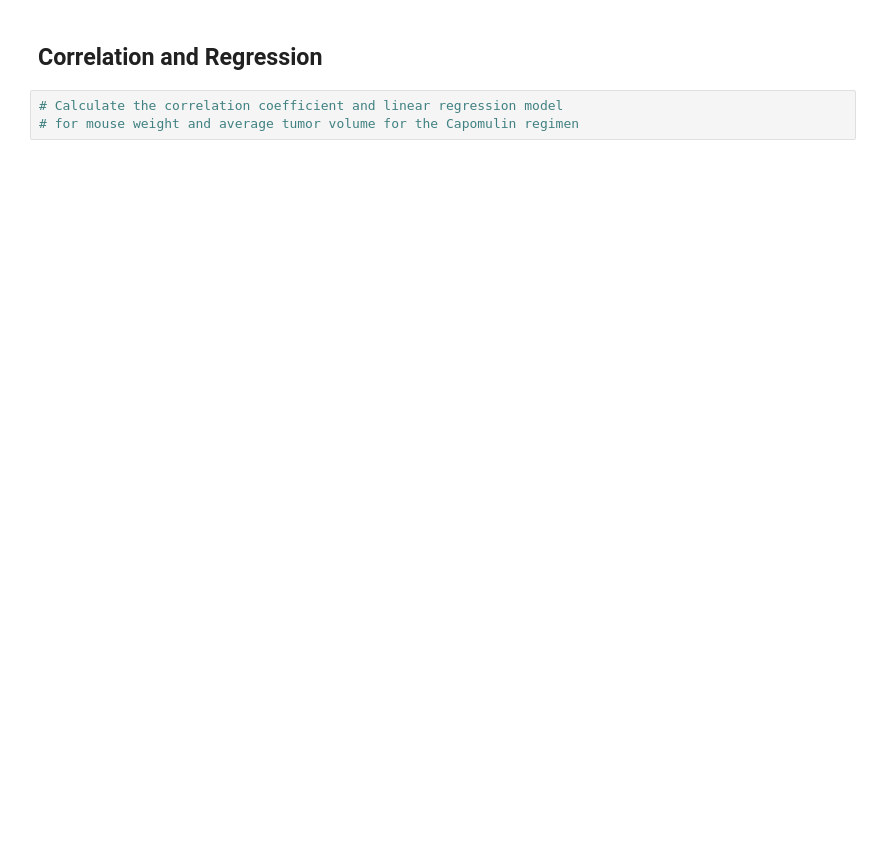
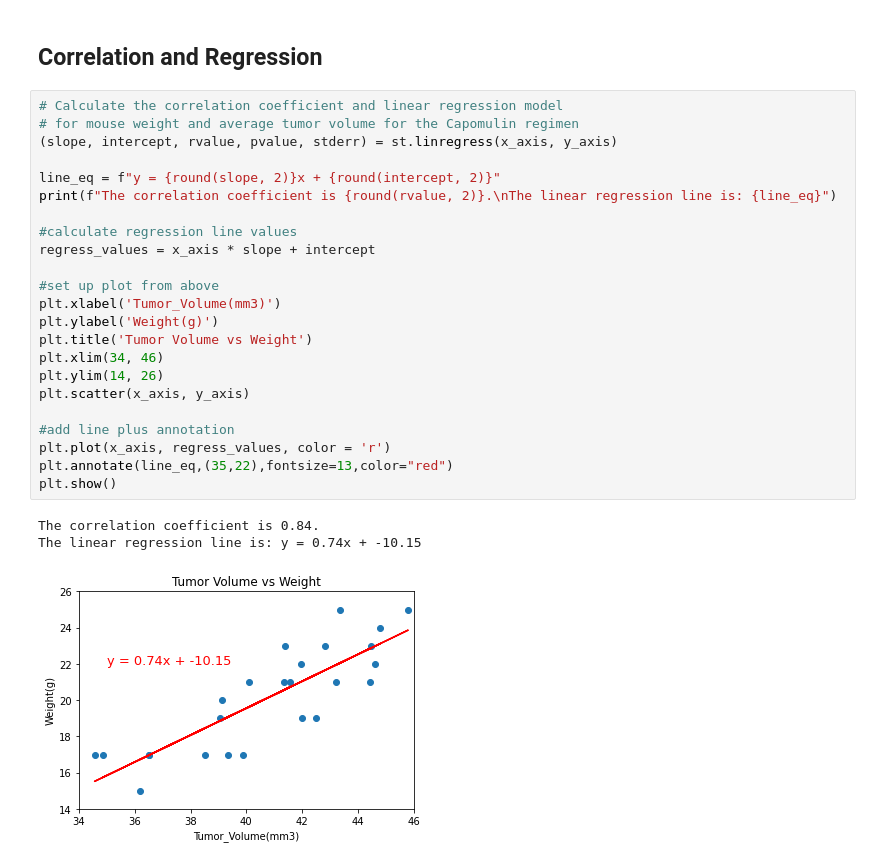
Before and after one commit to jordanroessle/matplotlib-challenge, a Jupyter notebook: pymaceuticals_starter.ipynb, the cells around one changed output. Drawn from its saved outputs; the diff is of its cells as text; blank space fills up the shorter version.

```diff
--- a/pymaceuticals_starter.ipynb
+++ b/pymaceuticals_starter.ipynb
@@ -299,5 +317,29 @@ lower36.321345799999996
 # %% [markdown]
 ## Correlation and Regression
-# %%
-# Calculate the correlation coefficient and linear regression model
-# for mouse weight and average tumor volume for the Capomulin regimen
+# %%
+# Calculate the correlation coefficient and linear regression model
+# for mouse weight and average tumor volume for the Capomulin regimen
+(slope, intercept, rvalue, pvalue, stderr) = st.linregress(x_axis, y_axis)
+
+line_eq = f"y = {round(slope, 2)}x + {round(intercept, 2)}"
+print(f"The correlation coefficient is {round(rvalue, 2)}.\nThe linear regression line is: {line_eq}")
+
+#calculate regression line values
+regress_values = x_axis * slope + intercept
+
+#set up plot from above
+plt.xlabel('Tumor_Volume(mm3)')
+plt.ylabel('Weight(g)')
+plt.title('Tumor Volume vs Weight')
+plt.xlim(34, 46)
+plt.ylim(14, 26)
+plt.scatter(x_axis, y_axis)
+
+#add line plus annotation
+plt.plot(x_axis, regress_values, color = 'r')
+plt.annotate(line_eq,(35,22),fontsize=13,color="red")
+plt.show()
+# %% [output]
+The correlation coefficient is 0.84.
+The linear regression line is: y = 0.74x + -10.15
+[figure, added]
```
Also changed, not shown: parts of 15 cells of this notebook.
